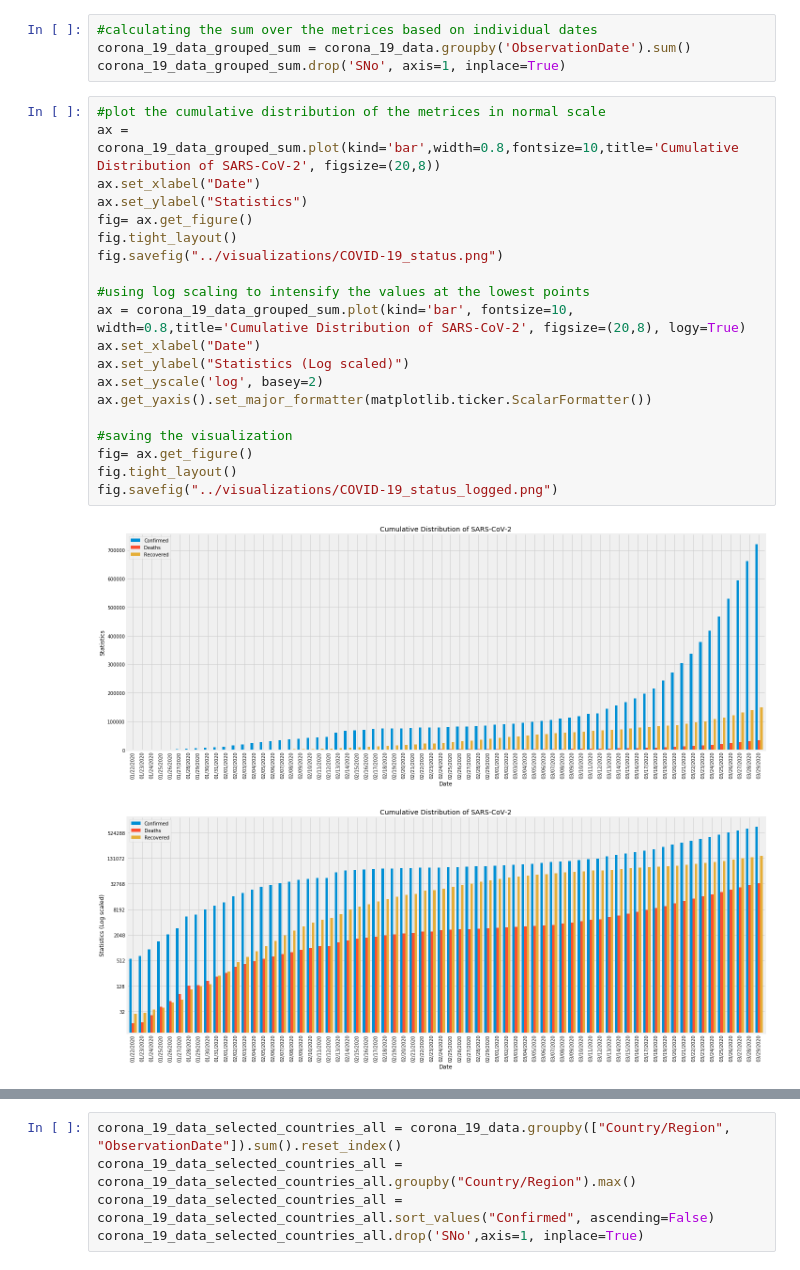
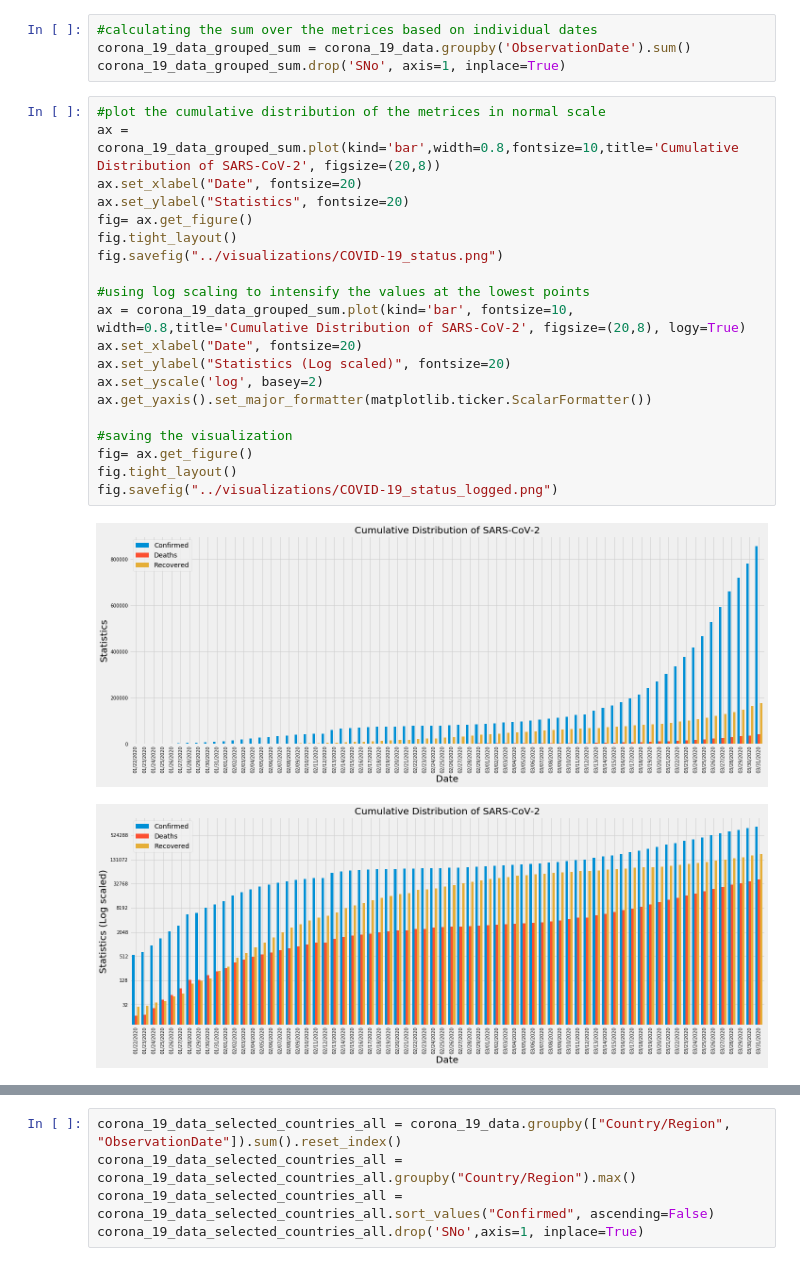
Before and after one commit to apurba-tukl/Exploratory-Data-Analysis-COVID-19, a Jupyter notebook: scripts/EDA_COVID19.ipynb, the cells around one changed output, grey strips where cells are left out. Cells and saved outputs as stored; diff of their text form.

```diff
--- a/scripts/EDA_COVID19.ipynb
+++ b/scripts/EDA_COVID19.ipynb
@@ -43,26 +43,26 @@ corona_19_data_grouped_sum.drop('SNo', axis=1, inplace=True)
 # %%
 #plot the cumulative distribution of the metrices in normal scale
 ax = corona_19_data_grouped_sum.plot(kind='bar',width=0.8,fontsize=10,title='Cumulative Distribution of SARS-CoV-2', figsize=(20,8))
-ax.set_xlabel("Date")
-ax.set_ylabel("Statistics")
+ax.set_xlabel("Date", fontsize=20)
+ax.set_ylabel("Statistics", fontsize=20)
 fig= ax.get_figure()
 fig.tight_layout()
 fig.savefig("../visualizations/COVID-19_status.png")
 
 #using log scaling to intensify the values at the lowest points
 ax = corona_19_data_grouped_sum.plot(kind='bar', fontsize=10, width=0.8,title='Cumulative Distribution of SARS-CoV-2', figsize=(20,8), logy=True)
-ax.set_xlabel("Date")
-ax.set_ylabel("Statistics (Log scaled)")
+ax.set_xlabel("Date", fontsize=20)
+ax.set_ylabel("Statistics (Log scaled)", fontsize=20)
 ax.set_yscale('log', basey=2)
 ax.get_yaxis().set_major_formatter(matplotlib.ticker.ScalarFormatter())
 
 #saving the visualization
 fig= ax.get_figure()
 fig.tight_layout()
 fig.savefig("../visualizations/COVID-19_status_logged.png")
 # %% [output]
-[figure, old version]
+[figure, new version]
-[figure, old version]
+[figure, new version]
 # %%
 #plot the distribution of the metrices in terms of area
 corona_19_data_grouped_sum_area = corona_19_data_grouped_sum.divide(corona_19_data_grouped_sum.sum(axis=1), axis=0)
```
Also changed, not shown: parts of 7 cells of this notebook, 13 other files.
